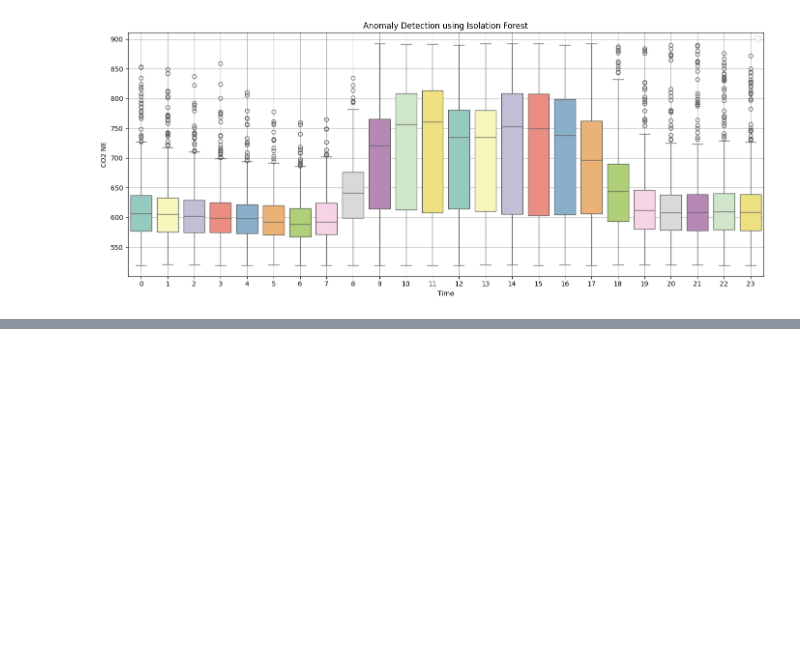
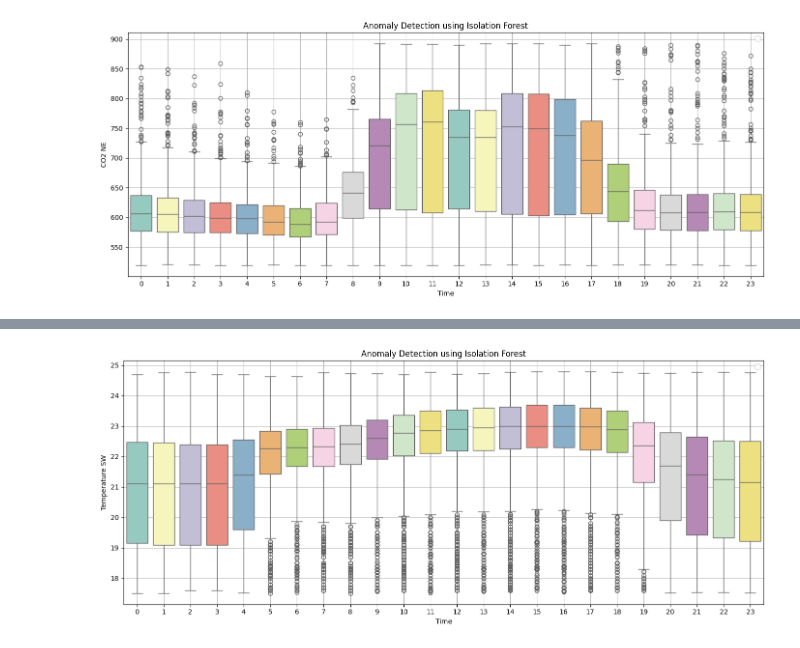
Before and after one commit to Borreguin/WS-USFQ, a Jupyter notebook: Taller3/P1_UML/daniel.ipynb, the cells around one changed output, grey strips where cells are left out. Saved outputs shown, nothing was run; the diff lists cells and outputs as text; code cells hidden in the pictures; blank space fills up the shorter version.

```diff
--- a/Taller3/P1_UML/daniel.ipynb
+++ b/Taller3/P1_UML/daniel.ipynb
@@ -206,0 +219,4 @@ plot_wthout_anomaly(df_wth_anomaly, lb_V005_vent01_CO2, 'CO2 NE')
+# %%
+_, _ = identify_anomalies(df, isoForest, lb_V023_vent02_temp_out, 'Temperature SW')
+# %% [output]
+[figure, added]
```
Also changed, not shown: parts of 10 cells of this notebook.
